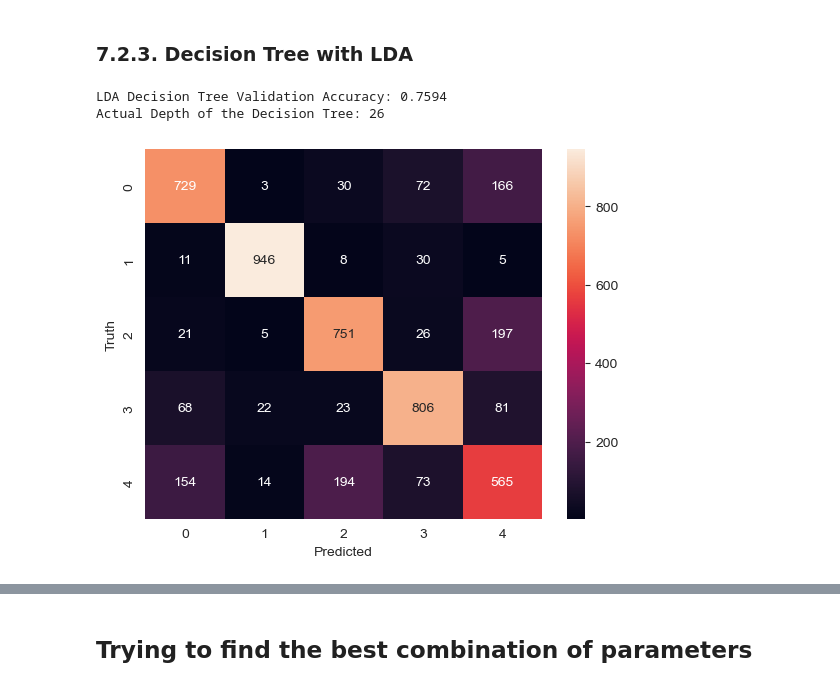
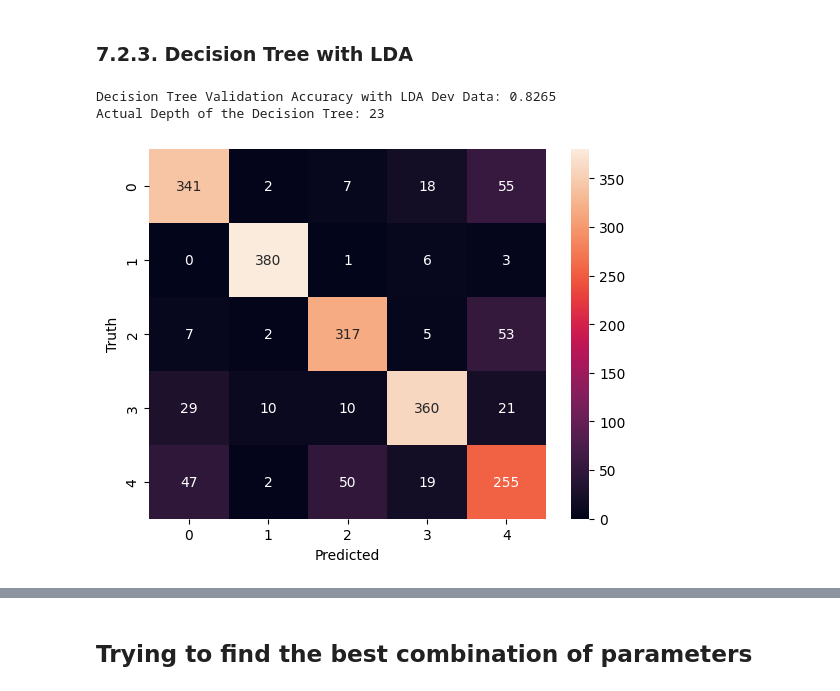
Before and after one commit to PetyaPetrova96/clasifying-clothing-types-, a Jupyter notebook: project.ipynb, the cells around one changed output, grey strips where cells are left out. Drawn from its saved outputs; the diff is of its cells as text; code cells hidden in the pictures.

```diff
--- a/project.ipynb
+++ b/project.ipynb
@@ -904,21 +947,21 @@ weighted avg       0.86      0.86      0.86     10000
 ### 7.1.4. Tuning the parameters of kNN PCA to improve the performance
 # %%
 # Define a range of odd k values
-k_values = range(1, 20, 2)  # Adjust the range based on your preferences
+k_values = range(1, 20, 2)
 
 # Lists to store F1 scores and accuracies
 f1_scores = []
 accuracies = []
 
-# Evaluate k-NN for each value of k
+# Evaluate k-NN for each value of k using the development PCA data
 for k in k_values:
     knn = KNeighborsClassifier(n_neighbors=k)
-    knn.fit(x_train_pca, y_train_data)
-    knn_predictions = knn.predict(x_test_pca)
+    knn.fit(x_train_pca_train, y_train_train)
+    knn_predictions = knn.predict(x_train_pca_dev)
 
     # Calculate F1 score and accuracy
-    f1_score_value = calculate_f1_score(y_test_data, knn_predictions, average='weighted')
-    accuracy = accuracy_score(y_test_data, knn_predictions)
+    f1_score_value = calculate_f1_score(y_train_dev, knn_predictions, average='weighted')
+    accuracy = accuracy_score(y_train_dev, knn_predictions)
 
     f1_scores.append(f1_score_value)
     accuracies.append(accuracy)
@@ -927,7 +970,7 @@ for k in k_values:
 plt.figure(figsize=(10, 6))
 plt.plot(list(map(int, k_values)), f1_scores, marker='o', label='F1 Score')
 plt.plot(list(map(int, k_values)), accuracies, marker='o', label='Accuracy')
-plt.title('F1 Score and Accuracy for Different Values of k')
+plt.title('F1 Score and Accuracy for Different Values of k using Development PCA Data')
 plt.xlabel('Number of Neighbors (k)')
 plt.ylabel('Metric Score')
 plt.xticks(np.arange(min(k_values), max(k_values)+1, 2))  # Set odd integer ticks on the x-axis
@@ -1166,59 +1145,58 @@ weighted avg       0.74      0.74      0.74     10000
 # %% [markdown]
 ### 7.2.3. Decision Tree with LDA
 # %%
-# 25 max_depth
-dt = DecisionTreeClassifier(criterion='entropy')
-dt.fit(x_train_lda, y_train_data)
-dt_predictions = dt.predict(x_test_lda)
-dt_accuracy = accuracy_score(y_test_data, dt_predictions)
-print(f'LDA Decision Tree Validation Accuracy: {dt_accuracy}')
+# Create and train the Decision Tree classifier with LDA data
+dt = DecisionTreeClassifier(criterion='entropy', max_depth=25)
+dt.fit(x_train_lda_train, y_train_train)
+
+# Make predictions on the development LDA data
+dt_dev_predictions = dt.predict(x_train_lda_dev)
+
+# Calculate accuracy on the development LDA data
+dt_dev_accuracy = accuracy_score(y_train_dev, dt_dev_predictions)
+print(f'Decision Tree Validation Accuracy with LDA Dev Data: {dt_dev_accuracy}')
 
 # Access the depth of the decision tree
 depth = dt.tree_.max_depth
 print(f"Actual Depth of the Decision Tree: {depth}")
 
-cm = confusion_matrix(y_test_data, dt_predictions)
-sns.heatmap(cm, annot=True, fmt='d')
+# Confusion matrix and heatmap for the development LDA data
+cm_dt_dev = confusion_matrix(y_train_dev, dt_dev_predictions)
+sns.heatmap(cm_dt_dev, annot=True, fmt='d')
 plt.xlabel('Predicted')
 plt.ylabel('Truth')
 plt.show()
 
-# Calculate precision, recall, and F1 score
-precision, recall, f1_score, _ = precision_recall_fscore_support(y_test_data, dt_predictions, average='weighted')
+# Calculate precision, recall, and F1 score for the development LDA data
+precision_dev, recall_dev, f1_score_dev, _ = precision_recall_fscore_support(y_train_dev, dt_dev_predictions, average='weighted')
 
-print(f'Precision: {precision:.4f}')
-print(f'Recall: {recall:.4f}')
-print(f'F1 Score: {f1_score:.4f}')
+print("Classification Report for LDA Dev Data:")
+print(classification_report(y_train_dev, dt_dev_predictions))
 
-# Classification report with precision, recall, and F1 score
-print("Classification Report:")
-print(classification_report(y_test_data, dt_predictions))
+# Cross-validation for accuracy on the LDA training data
+cv_accuracy_lda = cross_val_score(dt, x_train_lda, y_train_data, cv=5, scoring='accuracy')
+print(f'Cross-Validation Accuracy with LDA Data: {np.mean(cv_accuracy_lda):.4f}')
 
+# Cross-validation for F1 score on the LDA training data
+cv_predictions_lda = cross_val_predict(dt, x_train_lda, y_train_data, cv=5)
+precision_lda, recall_lda, f1_score_lda, _ = precision_recall_fscore_support(y_train_data, cv_predictions_lda, average='weighted')
+print(f'Cross-Validation F1 Score with LDA Data: {f1_score_lda:.4f}')
 
-# Cross-validation for accuracy
-cv_accuracy = cross_val_score(dt, x_train_lda, y_train_data, cv=5, scoring='accuracy')
-print(f'Cross-Validation Accuracy: {np.mean(cv_accuracy):.4f}')
-
-# Cross-validation for F1 score
-cv_predictions = cross_val_predict(dt, x_train_lda, y_train_data, cv=5)
-precision, recall, f1_score, _ = precision_recall_fscore_support(y_train_data, cv_predictions, average='weighted')
-print(f'Cross-Validation F1 Score: {f1_score:.4f}')
-
-# Print the classification report for cross-validation
-cv_report = classification_report(y_train_data, cv_predictions)
-print("Cross-Validation Classification Report:")
-print(cv_report)
+# Print the classification report for cross-validation on the LDA training data
+cv_report_lda = classification_report(y_train_data, cv_predictions_lda)
+print("Cross-Validation Classification Report with LDA Data:")
+print(cv_report_lda)
 
 
 # Access the hyperparameters
 depth = dt.tree_.max_depth
 min_samples_split = dt.get_params()['min_samples_split']
 min_samples_leaf = dt.get_params()['min_samples_leaf']
 
 print(f"Actual Depth of the Decision Tree: {depth}")
 print(f'Min Samples Split: {min_samples_split}')
 print(f'Min Samples Leaf: {min_samples_leaf}')
 # %% [output]
-LDA Decision Tree Validation Accuracy: 0.7594
-Actual Depth of the Decision Tree: 26
+Decision Tree Validation Accuracy with LDA Dev Data: 0.8265
+Actual Depth of the Decision Tree: 23
-[figure, old version]
+[figure, new version]
```
Also changed, not shown: parts of 29 cells of this notebook.
